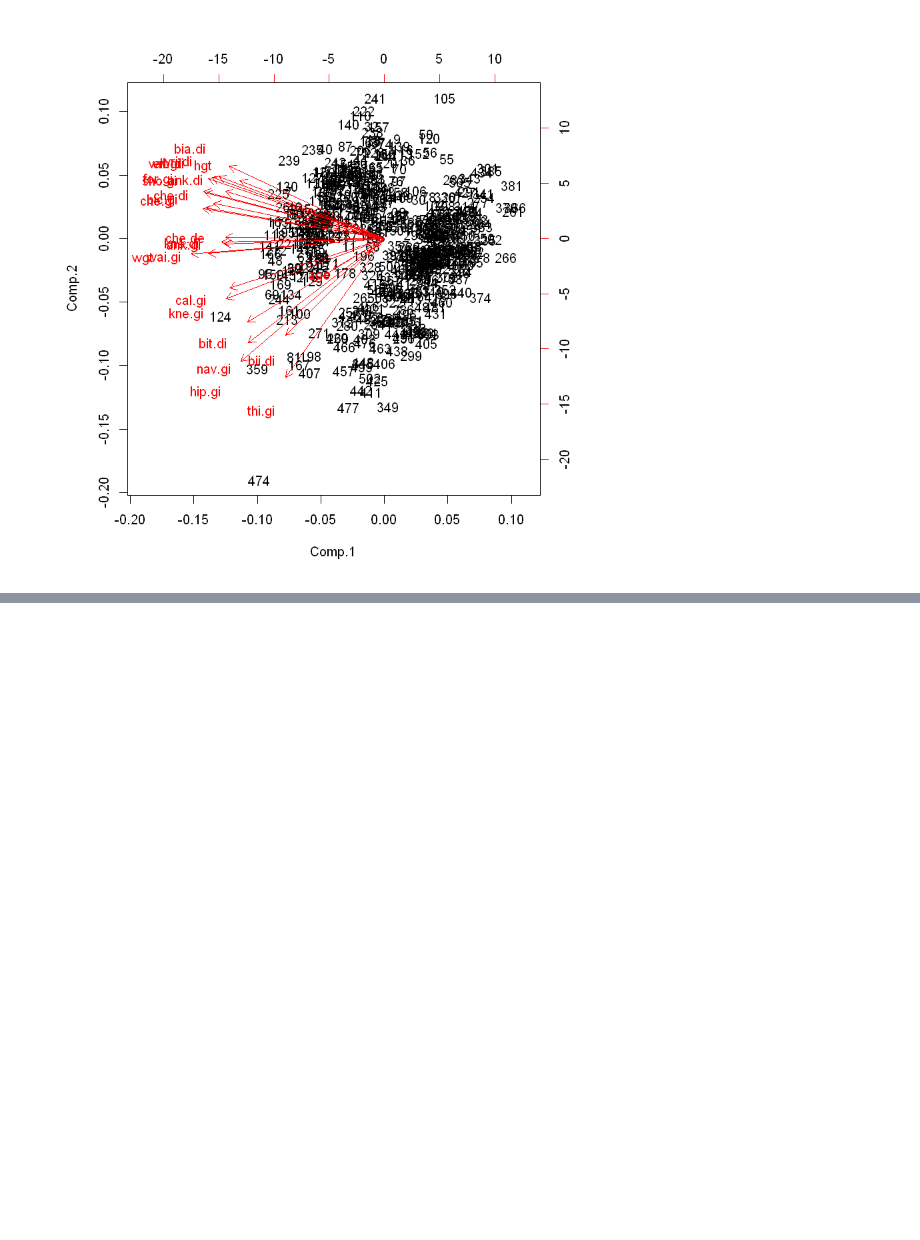
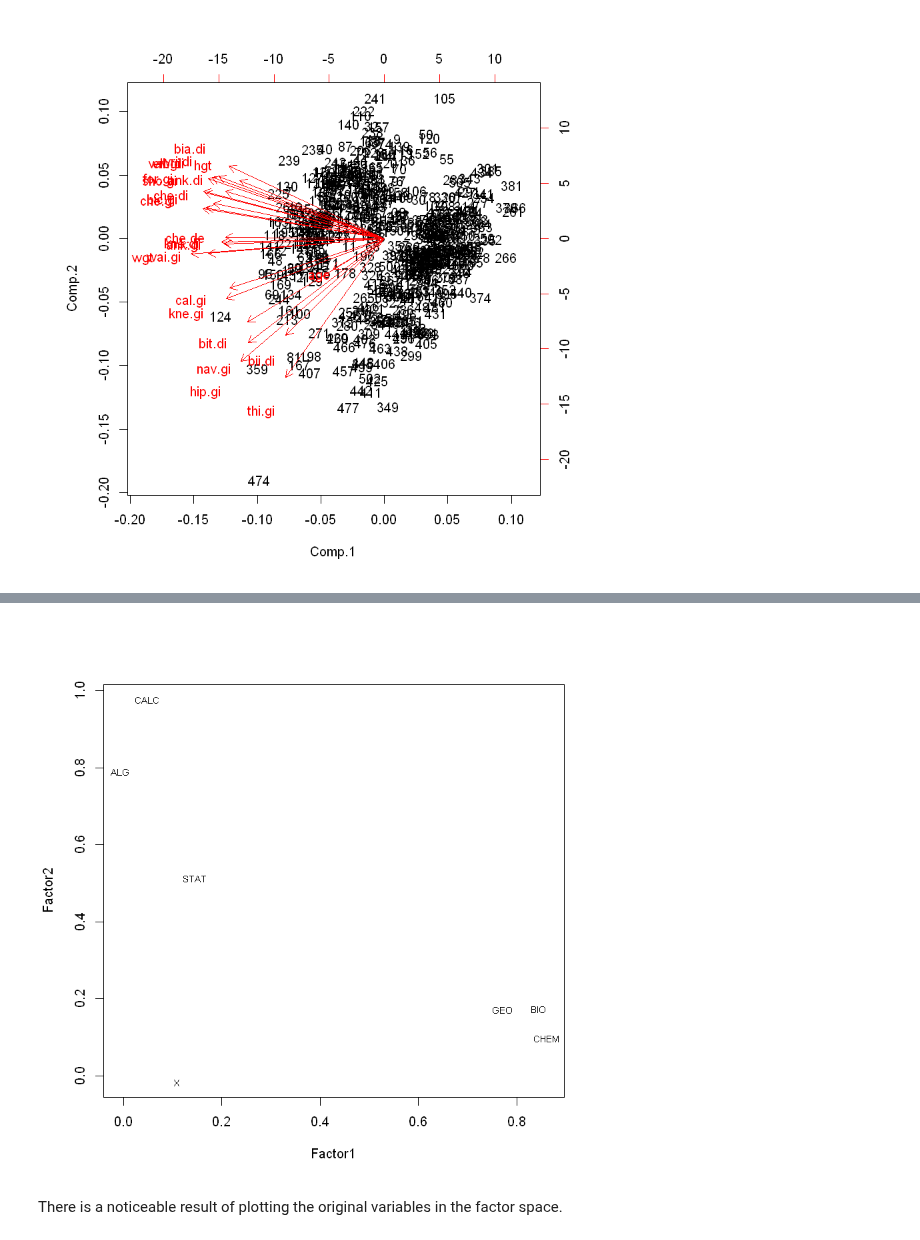
Before and after one commit to iamjz/R-Data, a Jupyter notebook: DimensionReduction.ipynb, the cells around one changed output, grey strips where cells are left out. Drawn from its saved outputs; the diff is of its cells as text; code cells hidden in the pictures; blank space fills up the shorter version.

```diff
--- a/DimensionReduction.ipynb
+++ b/DimensionReduction.ipynb
@@ -149,0 +162,4 @@ A biplot uses points to represent the scores of the observations on the principa
+# %%
+# Maximum likelihood factor analysis
+
+students <- read.csv("datasets/student_subject_preferences.csv")
@@ -149,0 +194,2 @@ A biplot uses points to represent the scores of the observations on the principa
+# %%
+efa <- factanal(students, 2, rotation = "varimax")
@@ -149,0 +245,9 @@ A biplot uses points to represent the scores of the observations on the principa
+# %%
+# plot factor 1 by factor 2
+load <- efa$loadings[, 1:2]
+plot(load, type = "n") # set up plot
+text(load, labels = names(students), cex = 0.7) # add variable names
+# %% [output]
+[figure, added]
+# %% [markdown]
+There is a noticeable result of plotting the original variables in the factor space.
```
Also changed, not shown: parts of 8 cells of this notebook, 1 other file.
